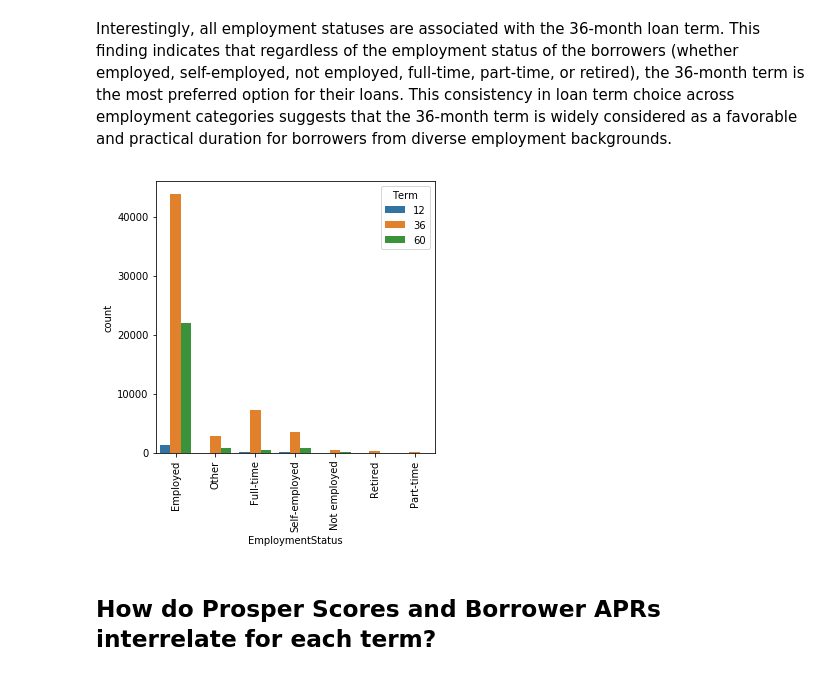
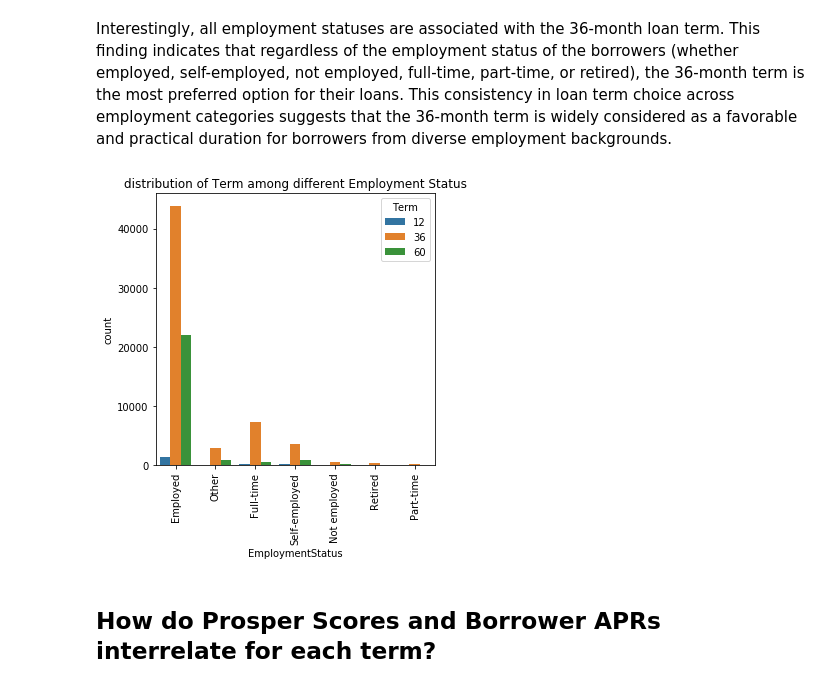
Before and after one commit to BLan28/Loan-Data-from-Prosper, a Jupyter notebook: Part_II_slide_deck_template.ipynb, the cells around one changed output. Saved outputs shown, nothing was run; the diff lists cells and outputs as text; code cells hidden in the pictures.

```diff
--- a/Part_II_slide_deck_template.ipynb
+++ b/Part_II_slide_deck_template.ipynb
@@ -199,9 +219,10 @@ Interestingly, all employment statuses are associated with the 36-month loan ter
 # %%
 plt.figure(figsize=(5,5))
 sb.countplot(data=loan_data, x='EmploymentStatus', hue='Term')
+plt.title("distribution of Term among different Employment Status")
 plt.xticks(rotation=90);
 # %% [output]
-[figure, old version]
+[figure, new version]
 # %% [markdown]
 ## How do Prosper Scores and Borrower APRs interrelate for each term?
 # %% [markdown]
```
Also changed, not shown: parts of 22 cells of this notebook, 2 other files.
